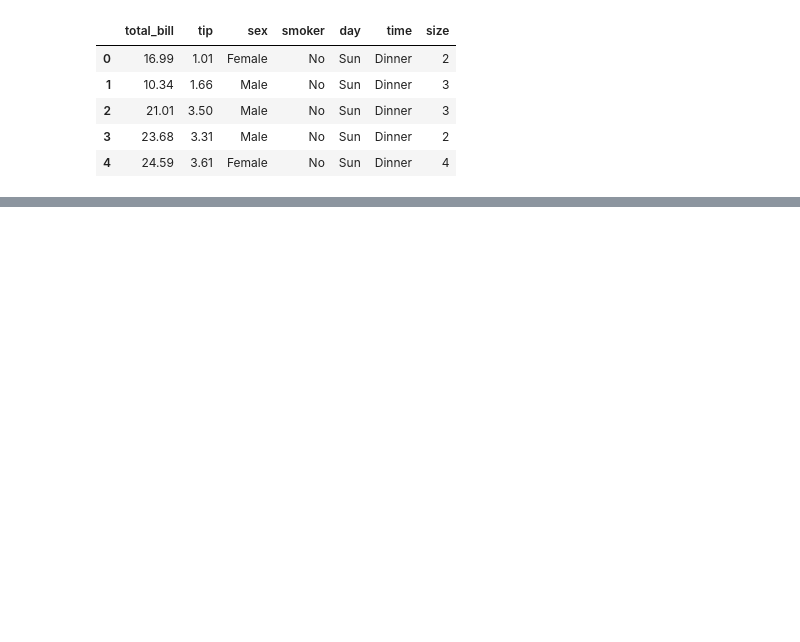
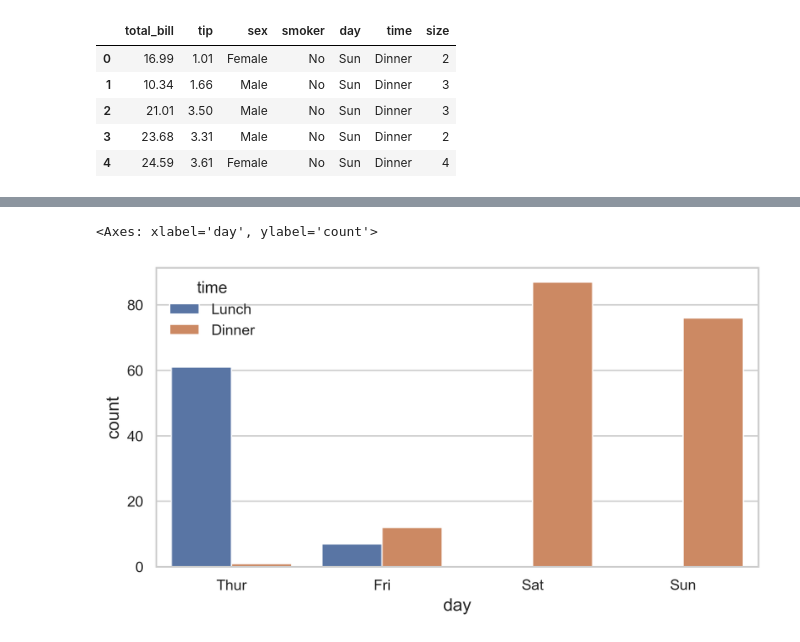
Before and after one commit to aminuddin1234/Artificial_inteligent_and_machine_learning_course, a Jupyter notebook: AI & ML courses/Day 18 -PostGreSQL/plotly visualization.ipynb, the cells around one changed output, grey strips where cells are left out. Cells and saved outputs as stored; diff of their text form; code cells hidden in the pictures; blank space fills up the shorter version.

```diff
--- a/AI & ML courses/Day 18 -PostGreSQL/plotly visualization.ipynb
+++ b/AI & ML courses/Day 18 -PostGreSQL/plotly visualization.ipynb
@@ -47,0 +91,5 @@ ValueError: Mime type rendering requires nbformat>=4.2.0 but it is not installed
+# %%
+sns.countplot(tips,x='day',hue='time')
+# %% [output]
+<Axes: xlabel='day', ylabel='count'>
+[figure, added]
```
Also changed, not shown: parts of 22 cells of this notebook, 5 other files.
